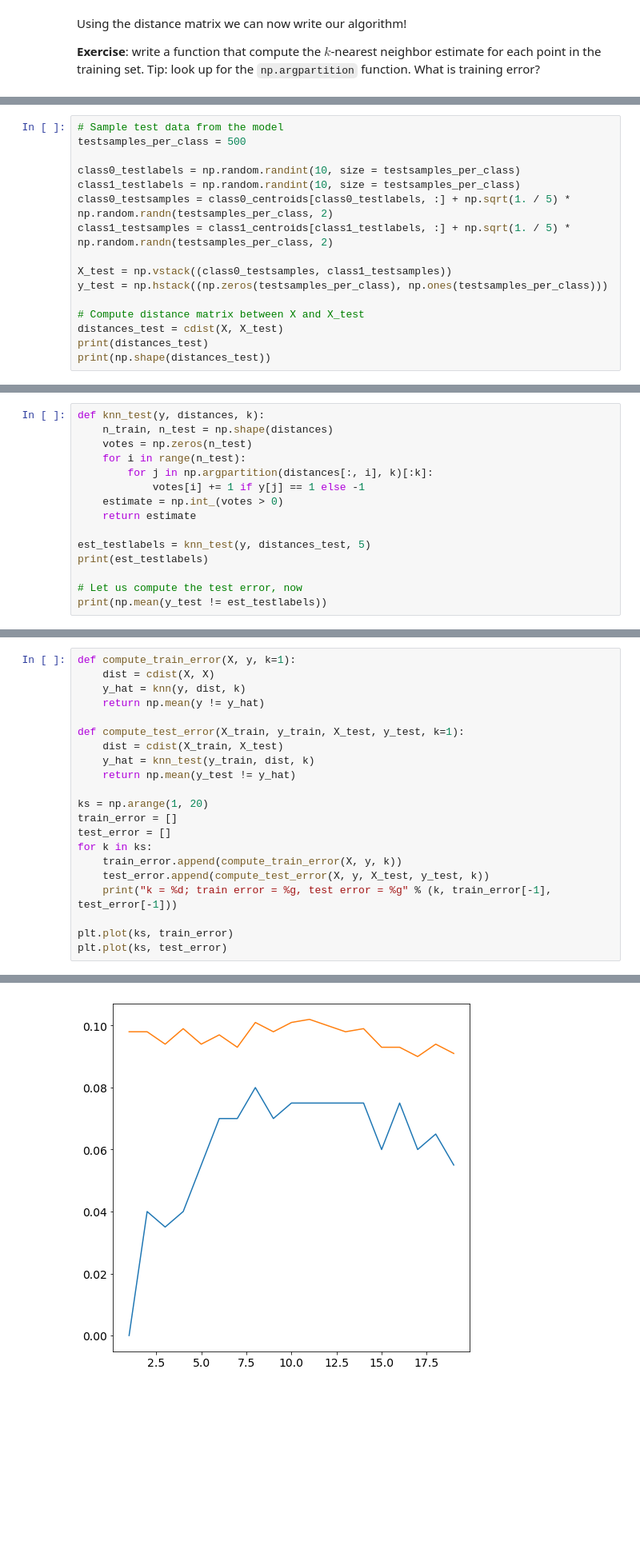
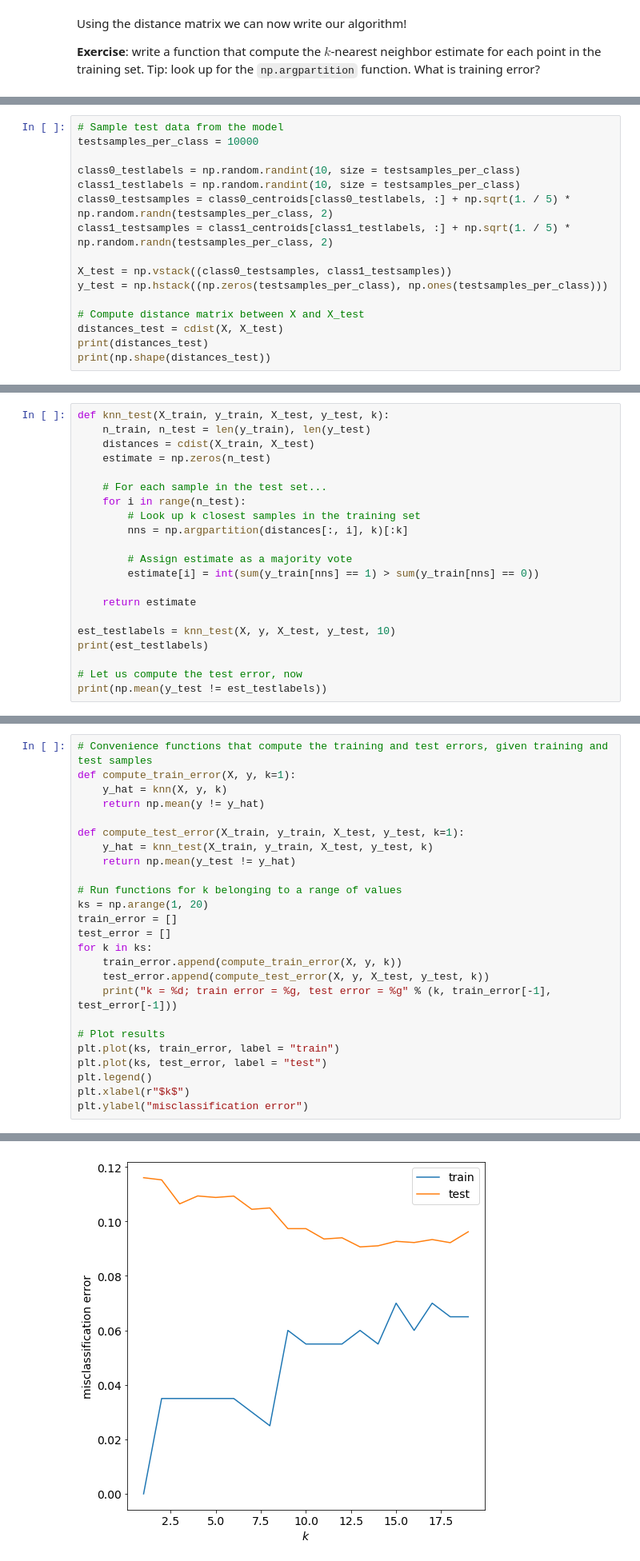
Before and after one commit to sphinxteam/mlphys, a Jupyter notebook: TP01/k-Nearest Neighbors.ipynb, the cells around one changed output, grey strips where cells are left out. Shown: that part at 80% size. Saved outputs shown, nothing was run; the diff lists cells and outputs as text; blank space fills up the shorter version.

```diff
--- a/TP01/k-Nearest Neighbors.ipynb
+++ b/TP01/k-Nearest Neighbors.ipynb
@@ -157,6 +187,6 @@ Now in order to compute the generalization error, we sample a dataset from the s
 # %%
 # Sample test data from the model
-testsamples_per_class = 500
+testsamples_per_class = 10000
 
 class0_testlabels = np.random.randint(10, size = testsamples_per_class)
 class1_testlabels = np.random.randint(10, size = testsamples_per_class)
@@ -194,14 +227,20 @@ plt.plot(X_test[y_test == 1, 0], X_test[y_test == 1, 1], "x", ms=8)
 # %%
-def knn_test(y, distances, k):
-    n_train, n_test = np.shape(distances)
-    votes = np.zeros(n_test)
+def knn_test(X_train, y_train, X_test, y_test, k):
+    n_train, n_test = len(y_train), len(y_test)
+    distances = cdist(X_train, X_test)
+    estimate = np.zeros(n_test)
+
+    # For each sample in the test set...
     for i in range(n_test):
-        for j in np.argpartition(distances[:, i], k)[:k]:
-            votes[i] += 1 if y[j] == 1 else -1
-    estimate = np.int_(votes > 0)
+        # Look up k closest samples in the training set
+        nns = np.argpartition(distances[:, i], k)[:k]
+
+        # Assign estimate as a majority vote
+        estimate[i] = int(sum(y_train[nns] == 1) > sum(y_train[nns] == 0))
+
     return estimate
 
-est_testlabels = knn_test(y, distances_test, 5)
+est_testlabels = knn_test(X, y, X_test, y_test, 10)
 print(est_testlabels)
 
 # Let us compute the test error, now
@@ -227,14 +254,14 @@ print(np.mean(y_test != est_testlabels))
 # %%
+# Convenience functions that compute the training and test errors, given training and test samples
 def compute_train_error(X, y, k=1):
-    dist = cdist(X, X)
-    y_hat = knn(y, dist, k)
+    y_hat = knn(X, y, k)
     return np.mean(y != y_hat)
 
 def compute_test_error(X_train, y_train, X_test, y_test, k=1):
-    dist = cdist(X_train, X_test)
-    y_hat = knn_test(y_train, dist, k)
+    y_hat = knn_test(X_train, y_train, X_test, y_test, k)
     return np.mean(y_test != y_hat)
 
+# Run functions for k belonging to a range of values
 ks = np.arange(1, 20)
 train_error = []
 test_error = []
@@ -243,6 +270,10 @@ for k in ks:
     test_error.append(compute_test_error(X, y, X_test, y_test, k))
     print("k = %d; train error = %g, test error = %g" % (k, train_error[-1], test_error[-1]))
 
-plt.plot(ks, train_error)
-plt.plot(ks, test_error)
+# Plot results
+plt.plot(ks, train_error, label = "train")
+plt.plot(ks, test_error, label = "test")
+plt.legend()
+plt.xlabel(r"$k$")
+plt.ylabel("misclassification error")
 # %% [output]
@@ -269 +300 @@ k = 19; train error = 0.055, test error = 0.091
-[figure, old version]
+[figure, new version]
```
Also changed, not shown: parts of 40 cells of this notebook, 3 other files.
